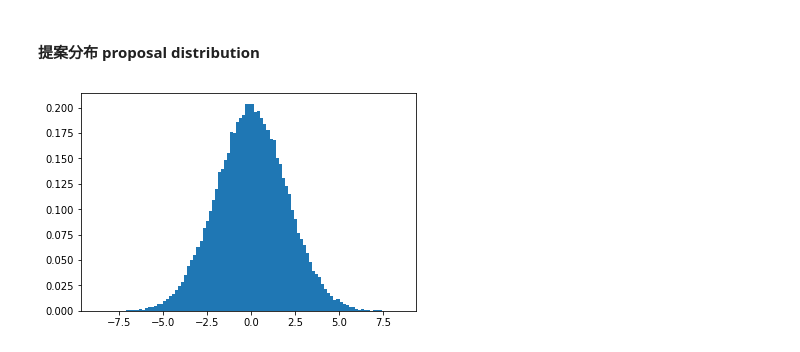
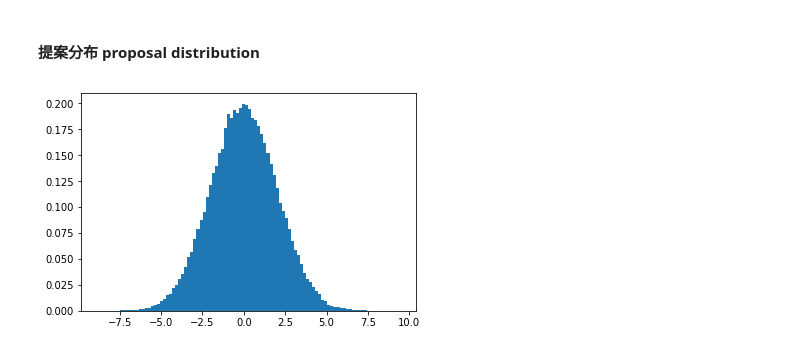
Before and after one commit to aronsoyol/lda, a Jupyter notebook: MCMC.ipynb, the cells around one changed output. Saved outputs shown, nothing was run; the diff lists cells and outputs as text; code cells hidden in the pictures.

```diff
--- a/MCMC.ipynb
+++ b/MCMC.ipynb
@@ -158,16 +248,17 @@ plot_target_dist()
 # %% [markdown]
 #### 提案分布 proposal distribution
 # %%
-def prop_dist1(mu, sigma):
-    return np.random.normal(mu, sigma)
-
-y =[]
-for i in range(100000):
-    y.append(prop_dist1(0, 2))
-plt.hist(y,bins=100, normed=True)
+def prop_dist1(mu, sigma, **args):
+    if "sample_size" in args:
+        arr =  np.random.normal(mu, sigma, size=args["sample_size"])
+        return arr
+    else:
+        return np.random.normal(mu, sigma)
+# print(prop_dist1(0, 2, sample_size=100000))
+plt.hist(prop_dist1(0, 2, sample_size=100000), bins=100, normed=True)
 plt.show()
 # %% [output]
-[figure, old version]
+[figure, new version]
 # %%
 class MH():
     def __init__(self, init_x, target_dist, prop_sigma, proposal):
```
Also changed, not shown: parts of 22 cells of this notebook.
